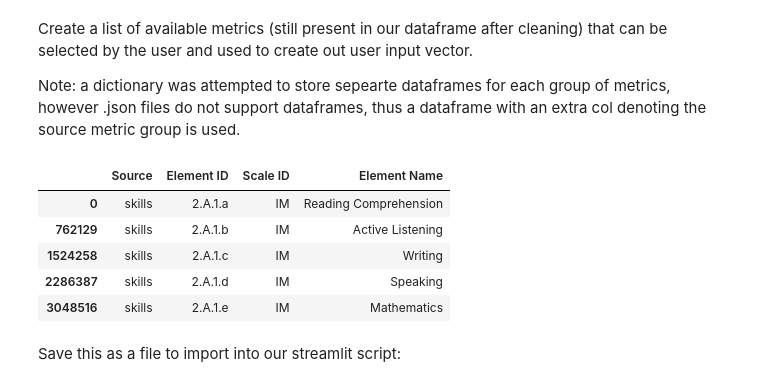
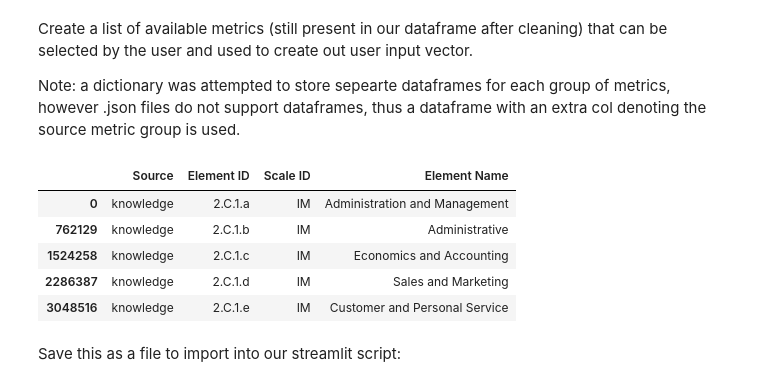
Before and after one commit to jasondetaylor/Occupational_Map_WIP, a Jupyter notebook: Occupational Map.ipynb, the cells around one changed output. Cells and saved outputs as stored; diff of their text form; code cells hidden in the pictures.

Commit message:
fixed data overwriting issue in user input options section

```diff
--- a/Occupational Map.ipynb
+++ b/Occupational Map.ipynb
@@ -429,32 +429,34 @@ melted_df.head()
 Create a list of available metrics (still present in our dataframe after cleaning) that can be selected by the user and used to create out user input vector.
 
 Note: a dictionary was attempted to store sepearte dataframes for each group of metrics, however .json files do not support dataframes, thus a dataframe with an extra col denoting the source metric group is used.
-# %%
-# import data to be used as initial selections for user input vector
-user_input_variables = ['knowledge', 'skills']
-#var_df = pd.DataFrame([])
-
-# find metrics from the above datasets that are stil present in our cleaned dataset and store in dict
-for var in user_input_variables:
-    # read in each variable df
-    var_df = pd.read_excel(f'db_28_2_excel/{var}.xlsx')
-    # add in col specifying the metric group
-    var_df['Source'] = var
-    # elect to only use the importance (IM) scale for user input
-    var_df = var_df[var_df['Scale ID'] == 'IM']
-    # find common metrics (element ID, scale ID combos) between each variable df and our cleaned data
-    var_df = pd.merge(var_df, melted_df, how = 'inner', on = ['Element ID', 'Scale ID'])
-    # store only required columns and unique rows
-    var_df = var_df[['Source', 'Element ID', 'Scale ID', 'Element Name']].drop_duplicates()
-# %%
-var_df.head()
-# %% [output]
-|  | Source | Element ID | Scale ID | Element Name |
-| 0 | skills | 2.A.1.a | IM | Reading Comprehension |
-| 762129 | skills | 2.A.1.b | IM | Active Listening |
-| 1524258 | skills | 2.A.1.c | IM | Writing |
-| 2286387 | skills | 2.A.1.d | IM | Speaking |
-| 3048516 | skills | 2.A.1.e | IM | Mathematics |
-# %% [markdown]
-Save this as a file to import into our streamlit script:
+# %%
+# import data to be used as initial selections for user input vector
+user_input_variables = ['knowledge', 'skills']
+user_input_df = pd.DataFrame([]) # bank df to store data
+
+# find metrics from the above datasets that are stil present in our cleaned dataset and store in dict
+for var in user_input_variables:
+    # read in each variable df
+    var_df = pd.read_excel(f'db_28_2_excel/{var}.xlsx')
+    # add in col specifying the metric group
+    var_df['Source'] = var
+    # elect to only use the importance (IM) scale for user input
+    var_df = var_df[var_df['Scale ID'] == 'IM']
+    # find common metrics (element ID, scale ID combos) between each variable df and our cleaned data
+    common_vars = pd.merge(var_df, melted_df, how = 'inner', on = ['Element ID', 'Scale ID'])
+    # reduce to required columns and unique rows
+    common_vars = common_vars[['Source', 'Element ID', 'Scale ID', 'Element Name']].drop_duplicates()
+    # store in df
+    user_input_df = pd.concat([user_input_df, common_vars])
+# %%
+user_input_df.head()
+# %% [output]
+|  | Source | Element ID | Scale ID | Element Name |
+| 0 | knowledge | 2.C.1.a | IM | Administration and Management |
+| 762129 | knowledge | 2.C.1.b | IM | Administrative |
+| 1524258 | knowledge | 2.C.1.c | IM | Economics and Accounting |
+| 2286387 | knowledge | 2.C.1.d | IM | Sales and Marketing |
+| 3048516 | knowledge | 2.C.1.e | IM | Customer and Personal Service |
+# %% [markdown]
+Save this as a file to import into our streamlit script:
 # %%
```
Also changed, not shown: parts of 3 cells of this notebook.
